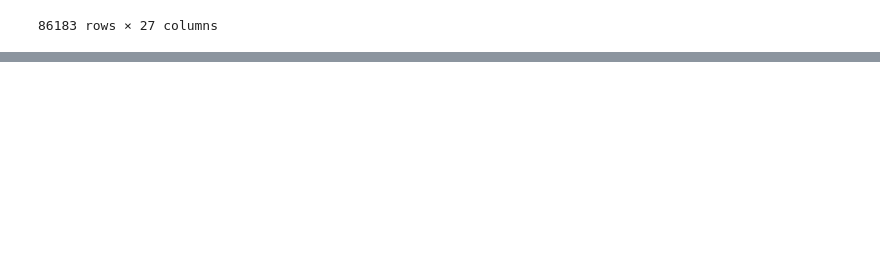
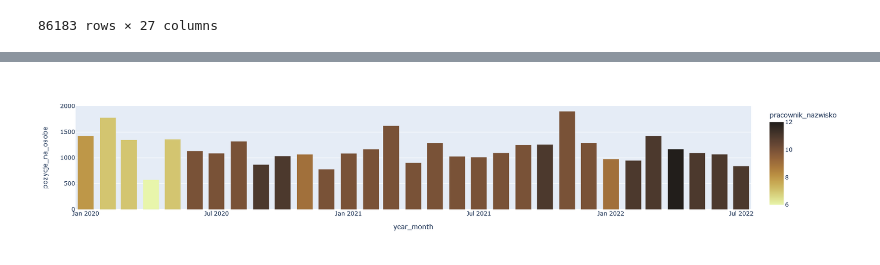
Before and after one commit to plggrzybuch/kupony, a Jupyter notebook: magazynierzy.ipynb, the cells around one changed output, grey strips where cells are left out. Saved outputs shown, nothing was run; the diff lists cells and outputs as text; code cells hidden in the pictures; blank space fills up the shorter version.

```diff
--- a/magazynierzy.ipynb
+++ b/magazynierzy.ipynb
@@ -277,0 +307,12 @@ px.bar(df1.groupby('year_month').agg({'NR_DOKUM':'sum',
+# %%
+tmp=df1.groupby('year_month').agg({'NR_DOKUM':'sum',
+                                      'pracownik_nazwisko':'nunique'}).reset_index()
+tmp['pozycje_na_osobe']=tmp['NR_DOKUM']/tmp['pracownik_nazwisko']
+
+px.bar(tmp,
+        x='year_month',
+        y='pozycje_na_osobe',
+        color='pracownik_nazwisko',
+      color_continuous_scale='turbid')
+# %% [output]
+[figure, added]
```
Also changed, not shown: parts of 6 cells of this notebook.
